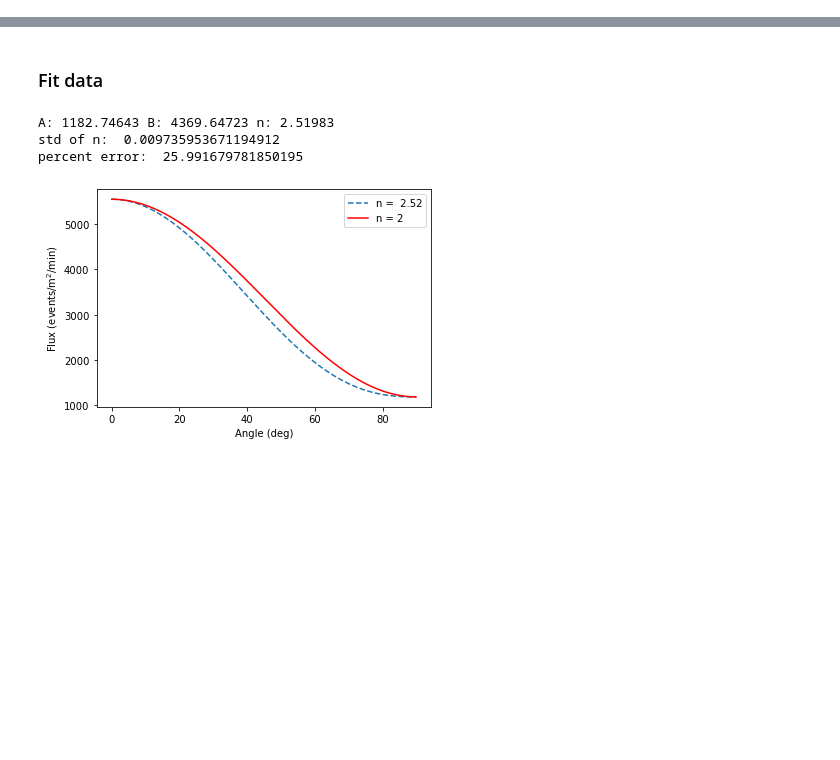
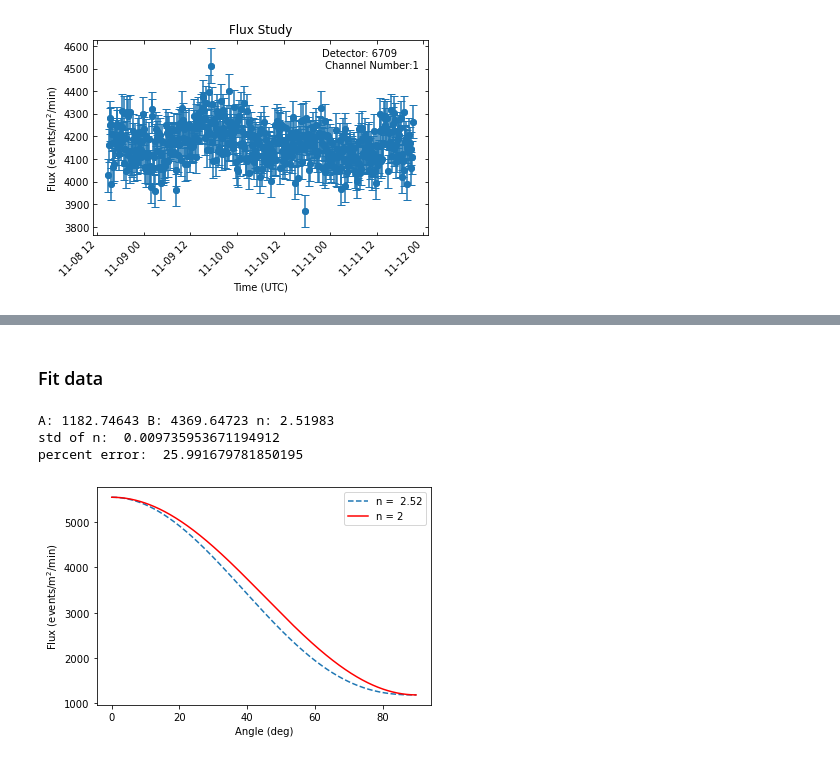
Before and after one commit to ricco-hub/cosmic_rays, a Jupyter notebook: Angles/All/all_analysis.ipynb, the cells around one changed output, grey strips where cells are left out. Saved outputs shown, nothing was run; the diff lists cells and outputs as text; code cells hidden in the pictures; blank space fills up the shorter version.

```diff
--- a/Angles/All/all_analysis.ipynb
+++ b/Angles/All/all_analysis.ipynb
@@ -398,0 +11,4 @@ file.close()
+# %%
+flux_30, error_30 = scatter_flux('30_angle_data_fix.csv')
+# %% [output]
+[figure, added]
```
Also changed, not shown: parts of 18 cells of this notebook.
